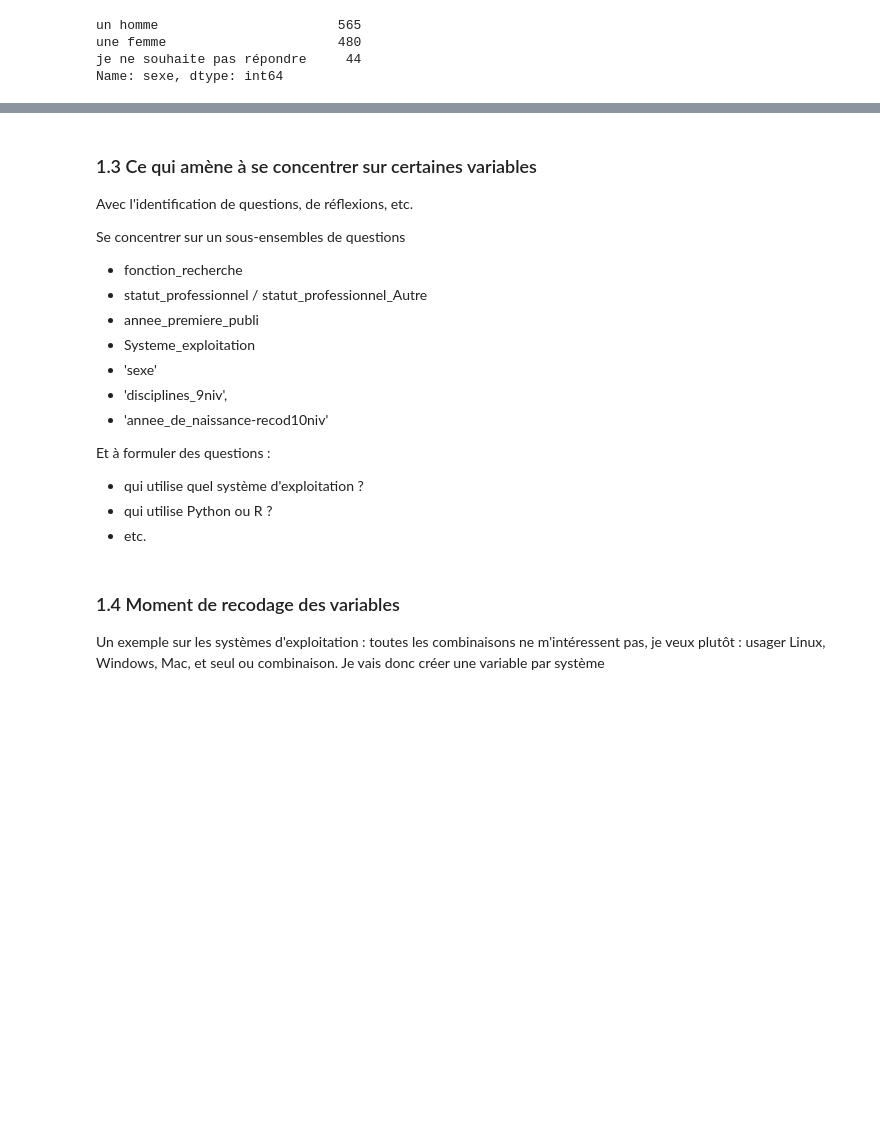
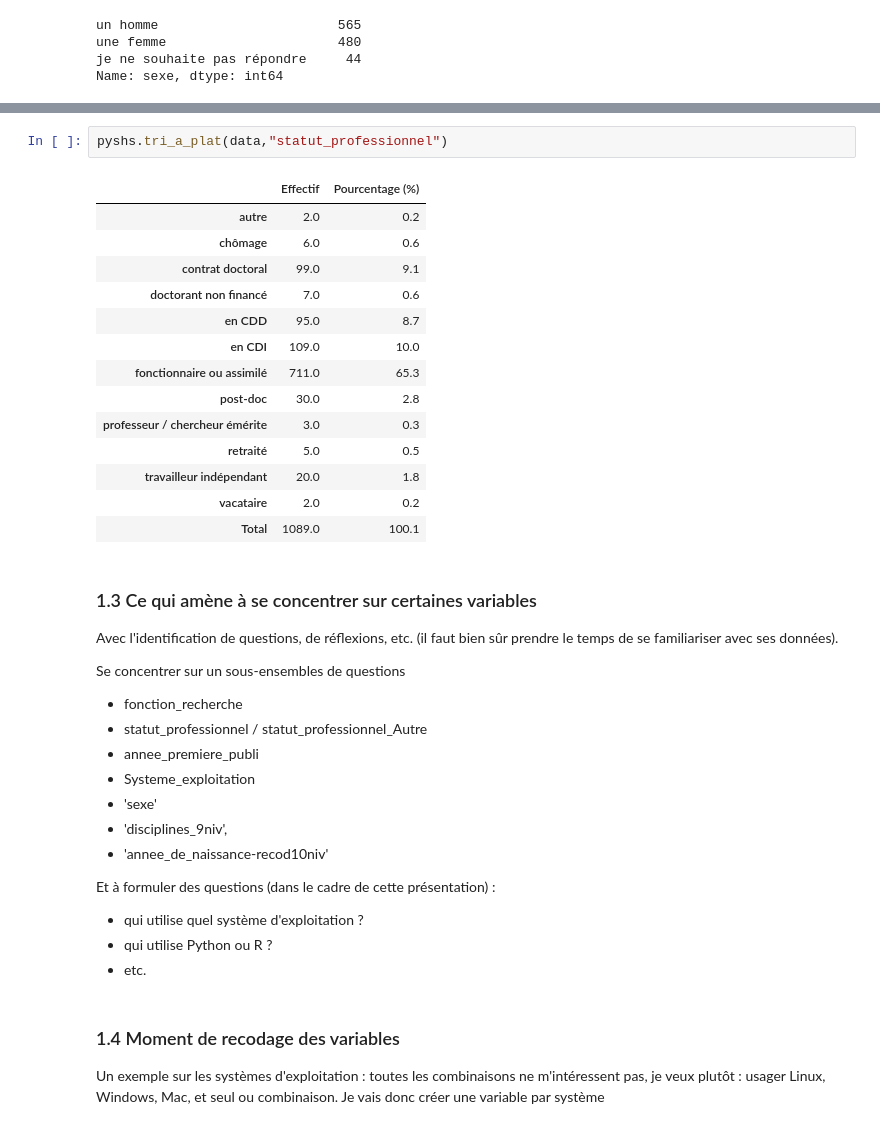
Before and after one commit to emilienschultz/sosppyshs, a Jupyter notebook: Réanalyse SOSP.ipynb, the cells around one changed output, grey strips where cells are left out. Cells and saved outputs as stored; diff of their text form; blank space fills up the shorter version.

```diff
--- a/Réanalyse SOSP.ipynb
+++ b/Réanalyse SOSP.ipynb
@@ -94,7 +101,24 @@ pyshs.tri_a_plat(data,"disciplines_9niv")
+# %%
+pyshs.tri_a_plat(data,"statut_professionnel")
+# %% [output]
+|  | Effectif | Pourcentage (%) |
+| autre | 2.0 | 0.2 |
+| chômage | 6.0 | 0.6 |
+| contrat doctoral | 99.0 | 9.1 |
+| doctorant non financé | 7.0 | 0.6 |
+| en CDD | 95.0 | 8.7 |
+| en CDI | 109.0 | 10.0 |
+| fonctionnaire ou assimilé | 711.0 | 65.3 |
+| post-doc | 30.0 | 2.8 |
+| professeur / chercheur émérite | 3.0 | 0.3 |
+| retraité | 5.0 | 0.5 |
+| travailleur indépendant | 20.0 | 1.8 |
+| vacataire | 2.0 | 0.2 |
+| Total | 1089.0 | 100.1 |
 # %% [markdown]
 ### 1.3 Ce qui amène à se concentrer sur certaines variables
 
-Avec l'identification de questions, de réflexions, etc.
+Avec l'identification de questions, de réflexions, etc. (il faut bien sûr prendre le temps de se familiariser avec ses données).
 
 Se concentrer sur un sous-ensembles de questions
 
@@ -106,7 +130,7 @@ Se concentrer sur un sous-ensembles de questions
 - 'disciplines_9niv',
 - 'annee_de_naissance-recod10niv'
 
-Et à formuler des questions :
+Et à formuler des questions (dans le cadre de cette présentation) :
 
 - qui utilise quel système d'exploitation ?
 - qui utilise Python ou R ?
```
Also changed, not shown: parts of 39 cells of this notebook.
